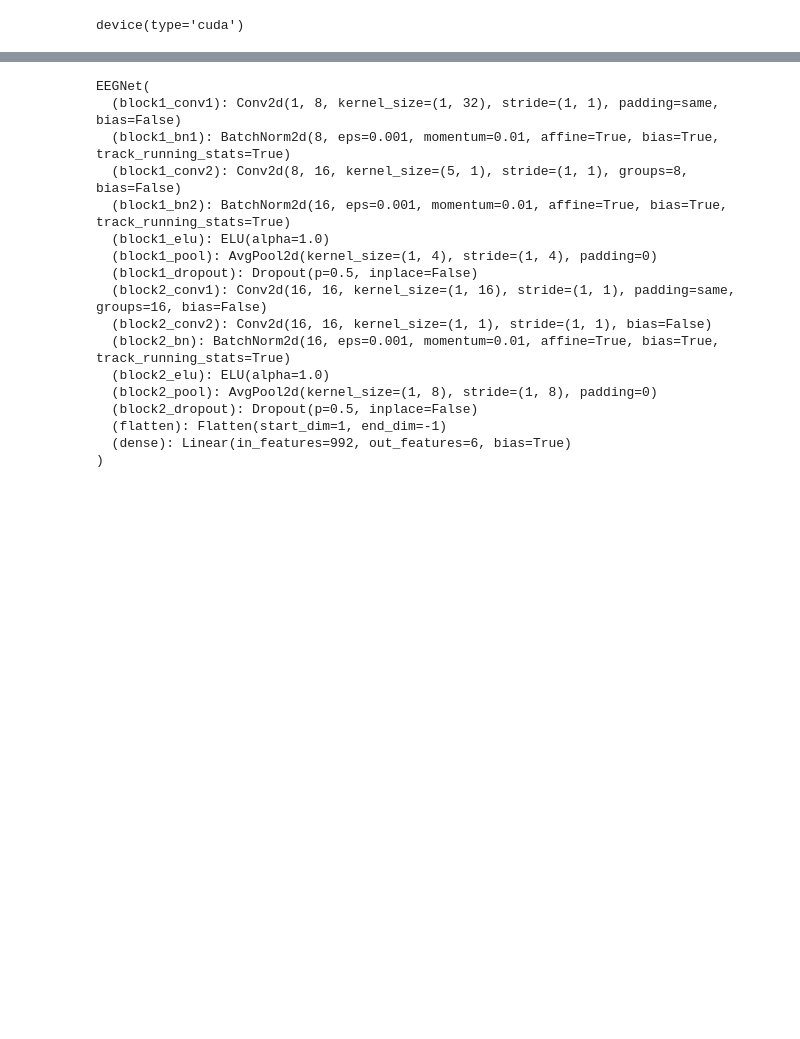
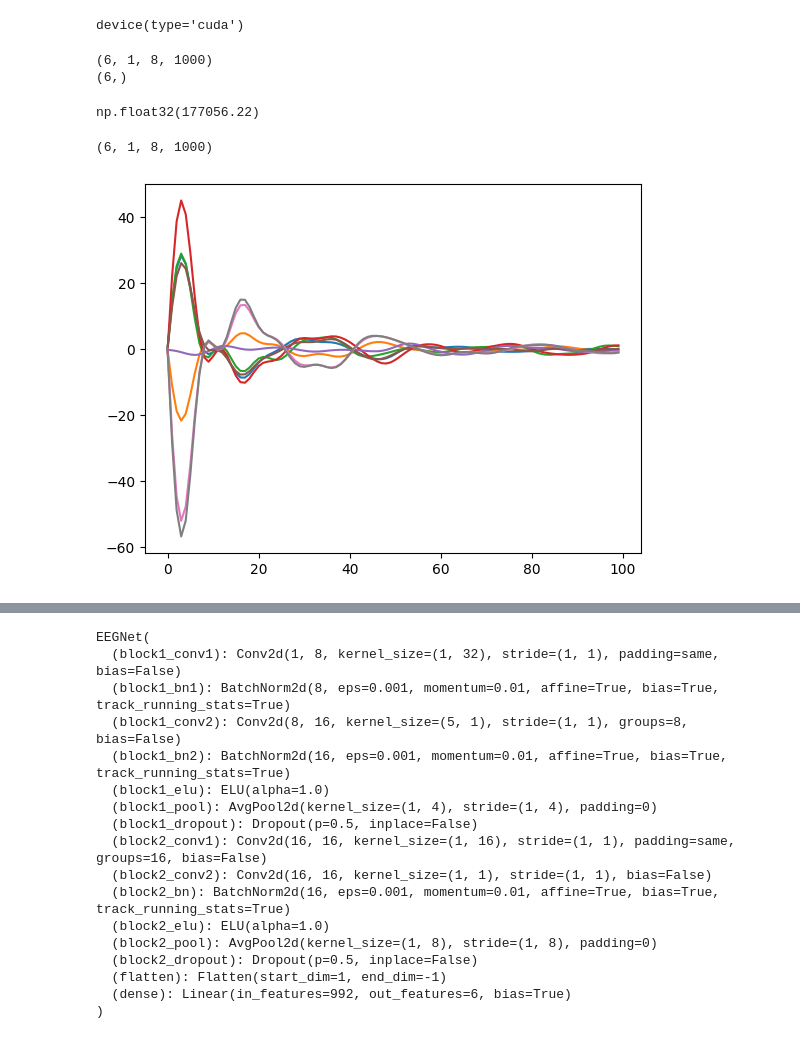
Before and after one commit to carlos-lorenzo/neurodaq-host, a Jupyter notebook: train_cnn.ipynb, the cells around one changed output, grey strips where cells are left out. Cells and saved outputs as stored; diff of their text form; code cells hidden in the pictures; blank space fills up the shorter version.

```diff
--- a/train_cnn.ipynb
+++ b/train_cnn.ipynb
@@ -11,3 +12,24 @@ device = torch.device(
 device
 # %% [output]
 device(type='cuda')
+# %%
+
+
+X_list = []
+y_list = []
+
+datasets = ["dataset_155619"]  # "dataset_152626"]
+
+for dataset in datasets:
+    data = np.load(f"data/yo/{dataset}.npz")
+    X_list.append(data["X"])  # (Trials, TimeSteps, Channels)
+    y_list.append(data["y"])  # (Trials,)
+
+X = np.concatenate(X_list, axis=0)
+y = np.concatenate(y_list, axis=0)
+
+print(X.shape)
+print(y.shape)
+# %% [output]
+(6, 1, 8, 1000)
+(6,)
@@ -13,0 +38,52 @@ device(type='cuda')
+# %%
+X.max()
+# %% [output]
+np.float32(177056.22)
+# %%
+import numpy as np
+from scipy.signal import butter, iirnotch, sosfiltfilt, filtfilt
+
+# -------------------------
+# Parameters
+# -------------------------
+fs = 250
+lowcut = 8.0
+highcut = 30.0
+notch_freq = 50.0  # Use 60.0 if your recordings are from a 60 Hz region
+quality = 30.0    # Notch filter Q factor
+
+# -------------------------
+# Design filters
+# -------------------------
+# 4th-order Butterworth bandpass
+sos = butter(
+    N=6,
+    Wn=[lowcut, highcut],
+    btype="bandpass",
+    fs=fs,
+    output="sos"
+)
+
+# Notch filter
+b_notch, a_notch = iirnotch(
+    w0=notch_freq,
+    Q=quality,
+    fs=fs
+)
+
+# -------------------------
+# Apply filters
+# -------------------------
+# Filter along the time axis (axis=1)
+X_filtered = sosfiltfilt(sos, X, axis=-1)
+X_filtered = filtfilt(b_notch, a_notch, X_filtered, axis=-1)
+
+print(X_filtered.shape)
+# %% [output]
+(6, 1, 8, 1000)
+# %%
+for channel in range(8):
+    plt.plot(X_filtered[5, 0, channel, :100])
+plt.show()
+# %% [output]
+[figure, added]
```
Also changed, not shown: parts of 11 cells of this notebook, 10 other files.
